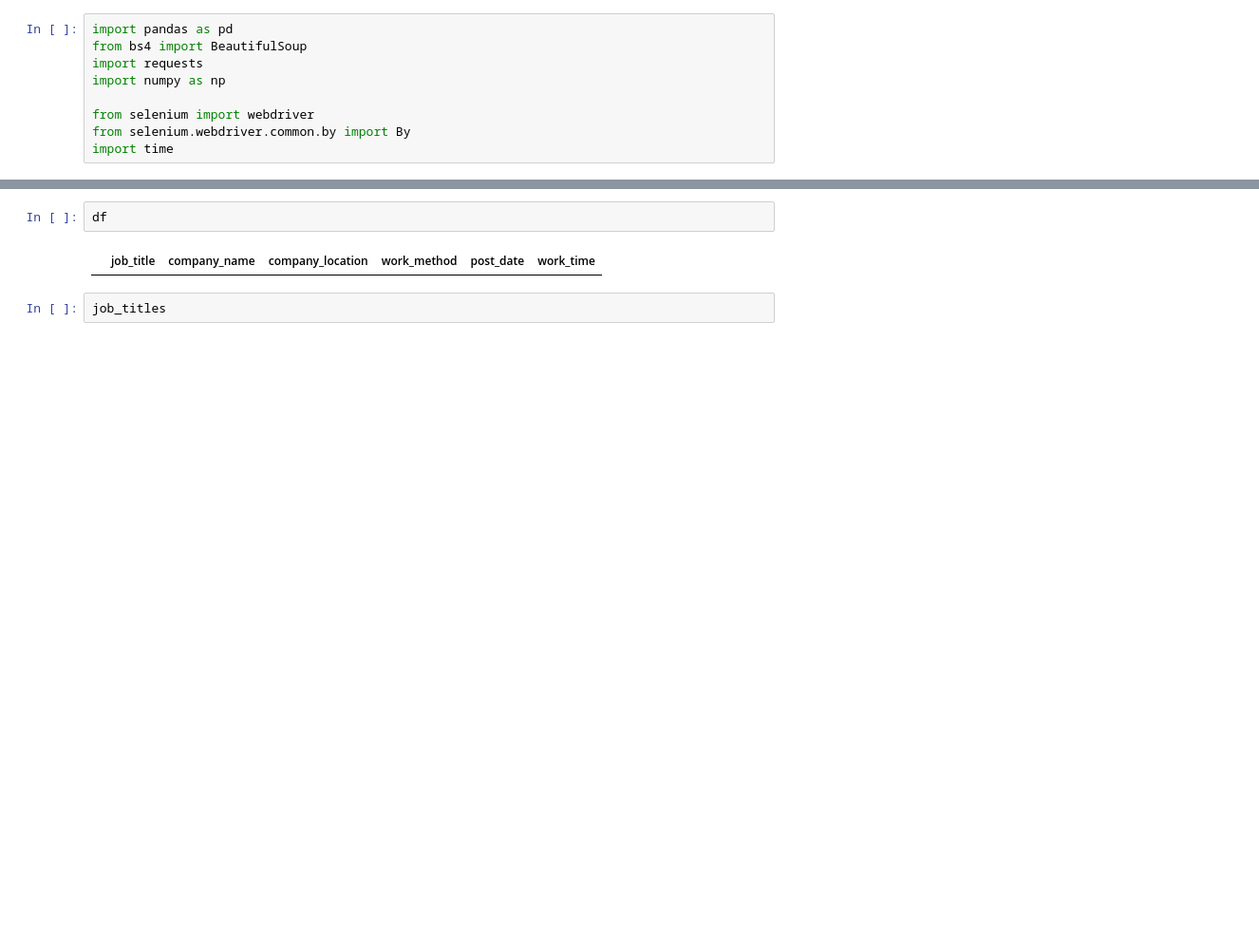
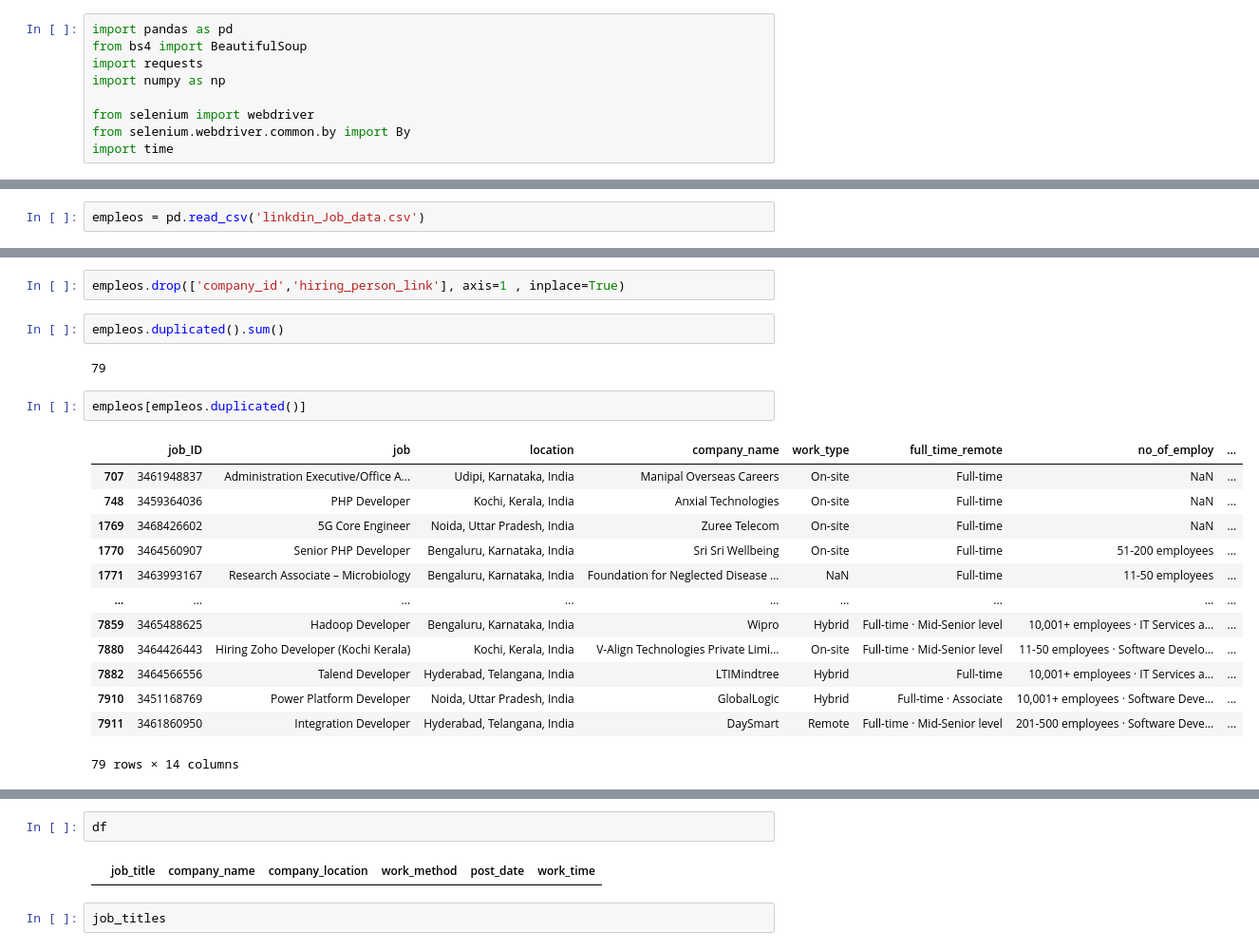
Before and after one commit to julieta77/ProjectWebScraping, a Jupyter notebook: prueba.ipynb, the cells around one changed output, grey strips where cells are left out. Shown: that part at 95% size. Saved outputs shown, nothing was run; the diff lists cells and outputs as text; blank space fills up the shorter version.

```diff
--- a/prueba.ipynb
+++ b/prueba.ipynb
@@ -15,0 +10,2 @@ time.sleep(5)
+# %%
+empleos = pd.read_csv('linkdin_Job_data.csv')
@@ -15,0 +61,22 @@ time.sleep(5)
+# %%
+empleos.drop(['company_id','hiring_person_link'], axis=1 , inplace=True)
+# %%
+empleos.duplicated().sum()
+# %% [output]
+79
+# %%
+empleos[empleos.duplicated()]
+# %% [output]
+|  | job_ID | job | location | company_name | work_type | full_time_remote | no_of_employ | ... |
+| 707 | 3461948837 | Administration Executive/Office A... | Udipi, Karnataka, India | Manipal Overseas Careers | On-site | Full-time | NaN | ... |
+| 748 | 3459364036 | PHP Developer | Kochi, Kerala, India | Anxial Technologies | On-site | Full-time | NaN | ... |
+| 1769 | 3468426602 | 5G Core Engineer | Noida, Uttar Pradesh, India | Zuree Telecom | On-site | Full-time | NaN | ... |
+| 1770 | 3464560907 | Senior PHP Developer | Bengaluru, Karnataka, India | Sri Sri Wellbeing | On-site | Full-time | 51-200 employees | ... |
+| 1771 | 3463993167 | Research Associate – Microbiology | Bengaluru, Karnataka, India | Foundation for Neglected Disease ... | NaN | Full-time | 11-50 employees | ... |
+| ... | ... | ... | ... | ... | ... | ... | ... | ... |
+| 7859 | 3465488625 | Hadoop Developer | Bengaluru, Karnataka, India | Wipro | Hybrid | Full-time · Mid-Senior level | 10,001+ employees · IT Services a... | ... |
+| 7880 | 3464426443 | Hiring Zoho Developer (Kochi Kerala) | Kochi, Kerala, India | V-Align Technologies Private Limi... | On-site | Full-time · Mid-Senior level | 11-50 employees · Software Develo... | ... |
+| 7882 | 3464566556 | Talend Developer | Hyderabad, Telangana, India | LTIMindtree | Hybrid | Full-time | 10,001+ employees · IT Services a... | ... |
+| 7910 | 3451168769 | Power Platform Developer | Noida, Uttar Pradesh, India | GlobalLogic | Hybrid | Full-time · Associate | 10,001+ employees · Software Deve... | ... |
+| 7911 | 3461860950 | Integration Developer | Hyderabad, Telangana, India | DaySmart | Remote | Full-time · Mid-Senior level | 201-500 employees · Software Deve... | ... |
+79 rows × 14 columns
```
Also changed, not shown: parts of 8 cells of this notebook, 1 other file.
